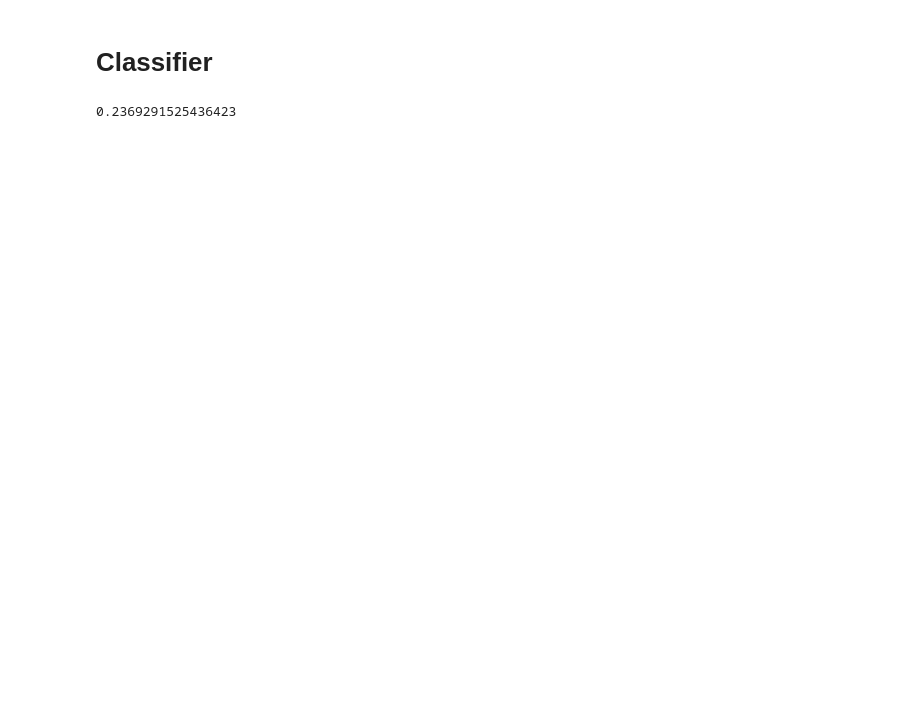
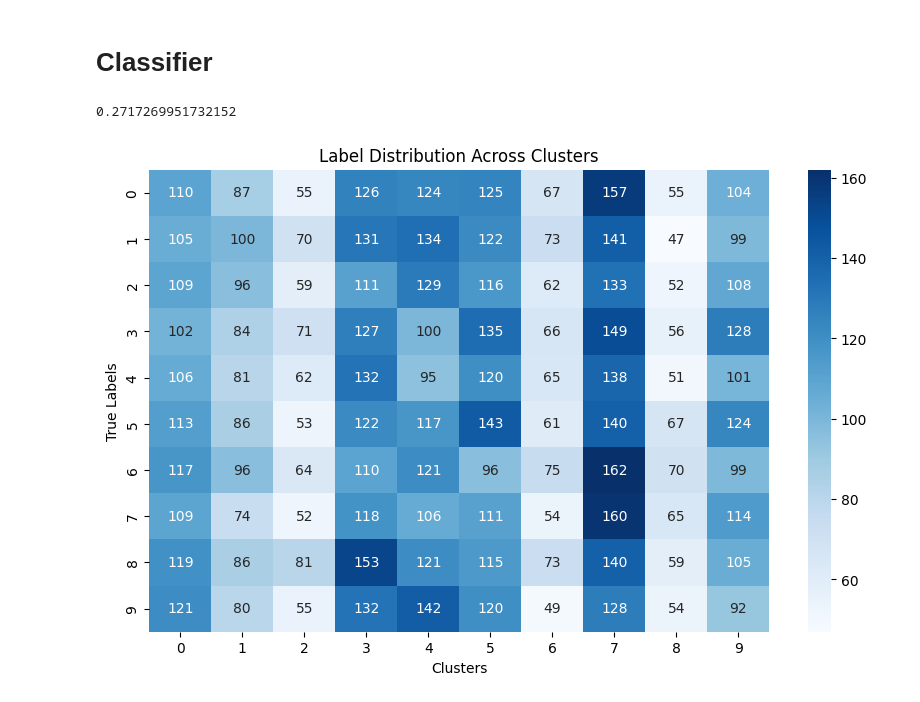
Before and after one commit to tobo03/DVP7, a Jupyter notebook: spectral/spectral_cifar10.ipynb, the cells around one changed output. Drawn from its saved outputs; the diff is of its cells as text; code cells hidden in the pictures; blank space fills up the shorter version.

```diff
--- a/spectral/spectral_cifar10.ipynb
+++ b/spectral/spectral_cifar10.ipynb
@@ -115,6 +110,3 @@ def mean_average_precision(test_hashes, training_hashes, test_labels, training_l
         aps.append(ap)
 
     return np.array(aps).mean()
-# %%
-y_test = np.array(y_test)
-y_train = np.array(y_train)
@@ -121,6 +129,48 @@ y_train = np.array(y_train)
 # %%
-aps = mean_average_precision(test_hashes, eigenvectors_bin, y_test, y_train, 500)
+aps = mean_average_precision(test_hashes, eigenvectors_bin, y_test, y_train)
+aps
+# %% [output]
+0.2717269951732152
-# %%
-aps
-# %% [output]
-0.2369291525436423
+# %%
+import seaborn as sns
+import matplotlib.pyplot as plt
+from sklearn.cluster import KMeans
+import numpy as np
+import pandas as pd
+
+# Step 1: Perform K-Means Clustering
+def kmeans_clustering(hash_codes, n_clusters=10, n_init=10, random_state=42):
+    kmeans = KMeans(n_clusters=n_clusters, n_init=n_init, random_state=random_state)
+    clusters = kmeans.fit_predict(hash_codes)
+    return clusters
+
+# Step 2: Build the label-cluster matrix
+def build_label_cluster_matrix(clusters, true_labels, n_clusters=10):
+    # Initialize a matrix to count label-cluster relationships
+    label_cluster_matrix = np.zeros((10, n_clusters), dtype=int)
+
+    for label, cluster in zip(true_labels, clusters):
+        label_cluster_matrix[label][cluster] += 1
+
+    return label_cluster_matrix
+
+# Step 3: Visualize the result as a heatmap
+def plot_heatmap(label_cluster_matrix):
+    plt.figure(figsize=(10, 6))
+    sns.heatmap(label_cluster_matrix, annot=True, fmt="d", cmap="Blues", cbar=True)
+    plt.title("Label Distribution Across Clusters")
+    plt.xlabel("Clusters")
+    plt.ylabel("True Labels")
+    plt.show()
+
+
+def easyHeatmap(hashCodes, labels):
+    raw_clusters = kmeans_clustering(hashCodes, n_clusters=10)
+
+    raw_label_cluster_matrix = build_label_cluster_matrix(raw_clusters, labels)
+
+    plot_heatmap(raw_label_cluster_matrix)
+# %%
+easyHeatmap(test_hashes, y_train)
+# %% [output]
+[figure, added]
```
Also changed, not shown: parts of 19 cells of this notebook, 5 other files.
